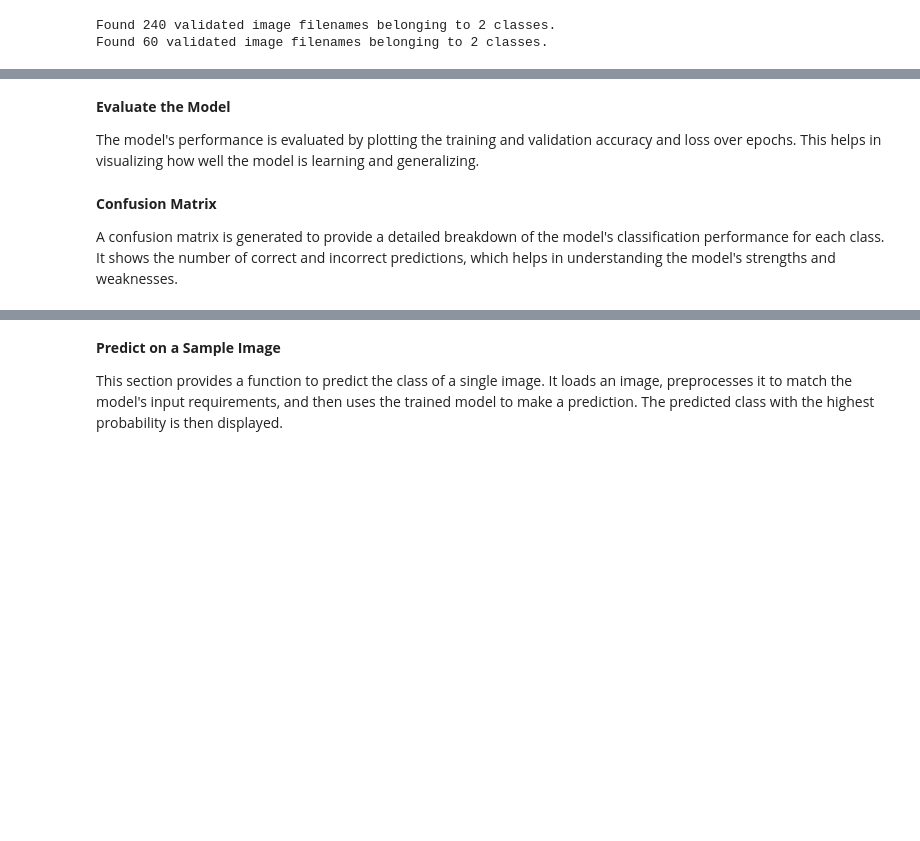
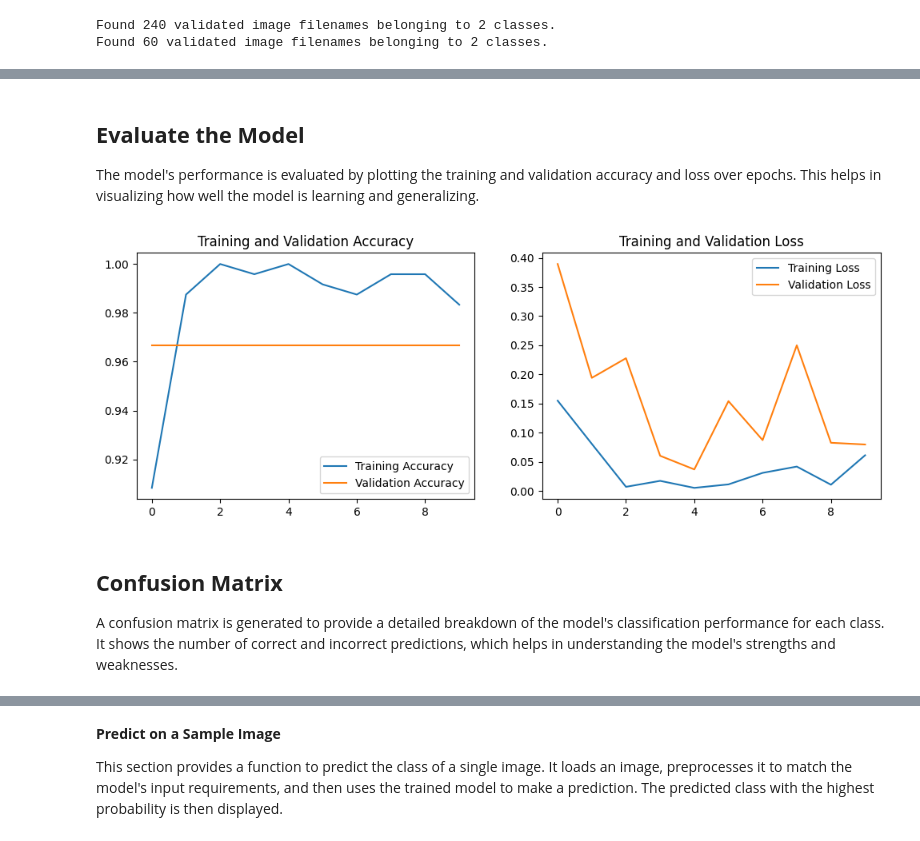
Before and after one commit to regional-specter/NextGen-Innovators, a Jupyter notebook: ML Model/visual-model-2.ipynb, the cells around one changed output, grey strips where cells are left out. Saved outputs shown, nothing was run; the diff lists cells and outputs as text; code cells hidden in the pictures; blank space fills up the shorter version.

```diff
--- a/ML Model/visual-model-2.ipynb
+++ b/ML Model/visual-model-2.ipynb
@@ -112,6 +113,7 @@ for layer in base_model.layers:
 x = base_model.output
 x = GlobalAveragePooling2D()(x)
 x = Dense(1024, activation='relu')(x)
-predictions = Dense(train_generator.num_classes, activation='softmax')(x)
+predictions = Dense(len(train_generator.class_indices), activation='softmax')(x)
+
 
 model = Model(inputs=base_model.input, outputs=predictions)
@@ -132,30 +153,32 @@ history = model.fit(
 # %% [markdown]
-**Evaluate the Model**
+## **Evaluate the Model**
 
 The model's performance is evaluated by plotting the training and validation accuracy and loss over epochs. This helps in visualizing how well the model is learning and generalizing.
 # %%
 acc = history.history['accuracy']
 val_acc = history.history['val_accuracy']
 loss = history.history['loss']
 val_loss = history.history['val_loss']
 
 epochs_range = range(10)
 
-plt.figure(figsize=(8, 8))
+plt.figure(figsize=(12, 4))
 plt.subplot(1, 2, 1)
 plt.plot(epochs_range, acc, label='Training Accuracy')
 plt.plot(epochs_range, val_acc, label='Validation Accuracy')
 plt.legend(loc='lower right')
 plt.title('Training and Validation Accuracy')
 
 plt.subplot(1, 2, 2)
 plt.plot(epochs_range, loss, label='Training Loss')
 plt.plot(epochs_range, val_loss, label='Validation Loss')
 plt.legend(loc='upper right')
 plt.title('Training and Validation Loss')
 plt.show()
+# %% [output]
+[figure, added]
 # %% [markdown]
-**Confusion Matrix**
+## **Confusion Matrix**
 
 A confusion matrix is generated to provide a detailed breakdown of the model's classification performance for each class. It shows the number of correct and incorrect predictions, which helps in understanding the model's strengths and weaknesses.
 # %%
```
Also changed, not shown: parts of 11 cells of this notebook, 2 other files.
